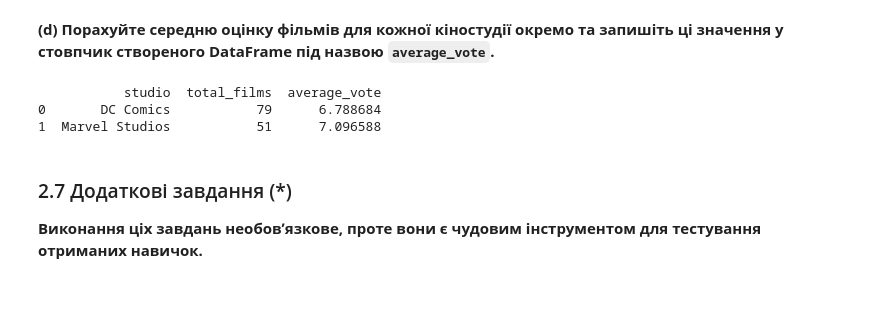
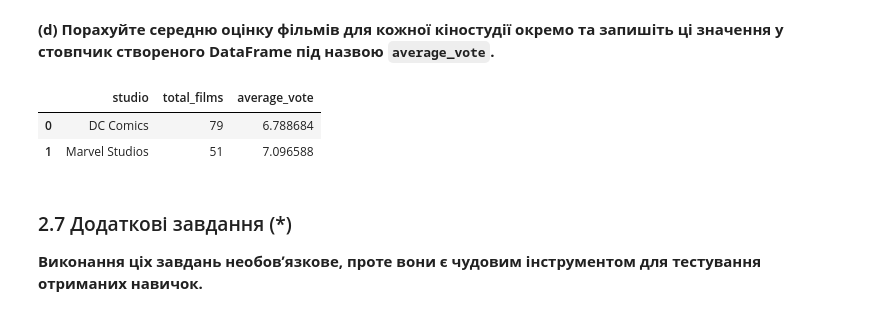
Before and after one commit to Hoksly/mis-labs, a Jupyter notebook: lab1/Lab-1.ipynb, the cells around one changed output. Drawn from its saved outputs; the diff is of its cells as text; code cells hidden in the pictures.

```diff
--- a/lab1/Lab-1.ipynb
+++ b/lab1/Lab-1.ipynb
@@ -378,13 +374,13 @@ __(d) Порахуйте середню оцінку фільмів для ко
 # %%
 dc_avg_vote = dc_comics_over_100_votes['vote_average'].mean()
 marvel_avg_vote = marvel_studios_over_100_votes['vote_average'].mean()
 
 studio_counts['average_vote'] = [dc_avg_vote, marvel_avg_vote]
-print(studio_counts)
+studio_counts
 # %% [output]
-           studio  total_films  average_vote
-0       DC Comics           79      6.788684
-1  Marvel Studios           51      7.096588
+|  | studio | total_films | average_vote |
+| 0 | DC Comics | 79 | 6.788684 |
+| 1 | Marvel Studios | 51 | 7.096588 |
 # %% [markdown]
 ### 2.7 Додаткові завдання (*)
 
```
Also changed, not shown: parts of 5 cells of this notebook, 4 other files.
